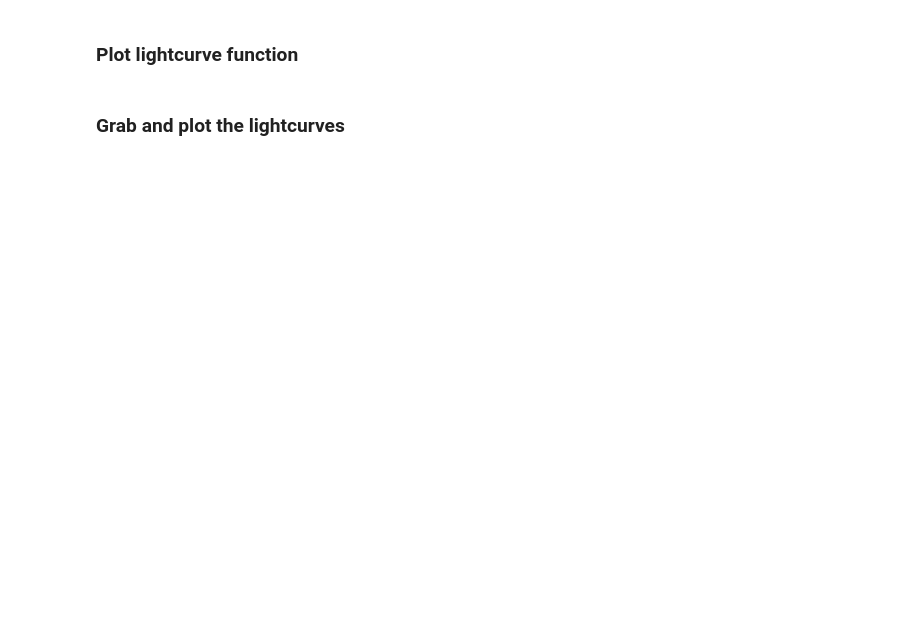
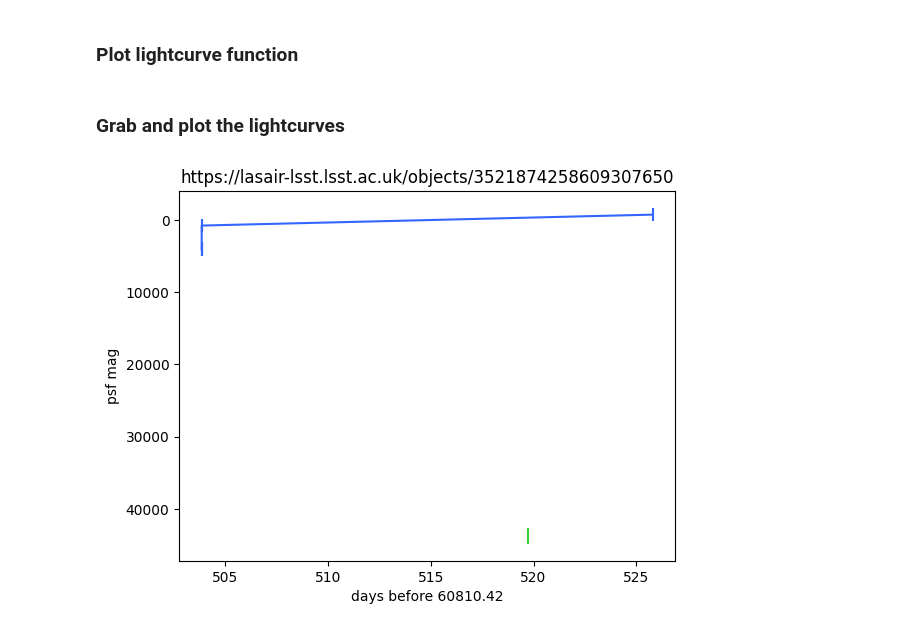
Before and after one commit to lsst-uk/lasair-examples, a Jupyter notebook: notebooks/API_lsst/BrightSNe.ipynb, the cells around one changed output. Drawn from its saved outputs; the diff is of its cells as text; code cells hidden in the pictures; blank space fills up the shorter version.

```diff
--- a/notebooks/API_lsst/BrightSNe.ipynb
+++ b/notebooks/API_lsst/BrightSNe.ipynb
@@ -36,7 +22,7 @@ rows = L.query(
     'objects, sherlock_classifications',
     """ sherlock_classifications.classification = "SN"
         AND objects.g_psfFlux > 2000 AND objects.r_psfFlux > 2000
-        AND objects.nSources > 10
+        AND objects.nSources > 1
     """,
     limit=10)
 objectIds = [row['objectId'] for row in rows]
@@ -70,4 +56,6 @@ def plotLC(objectId, diaSources):
 # %%
 for obj in objectIds:
     lc = L.object(obj, lasair_added=False)
-    plotLC(obj, lc['candidates'])
+    plotLC(obj, lc['diaSources'])
+# %% [output]
+[figure, added]
```
Also changed, not shown: parts of 7 cells of this notebook, 7 other files.
